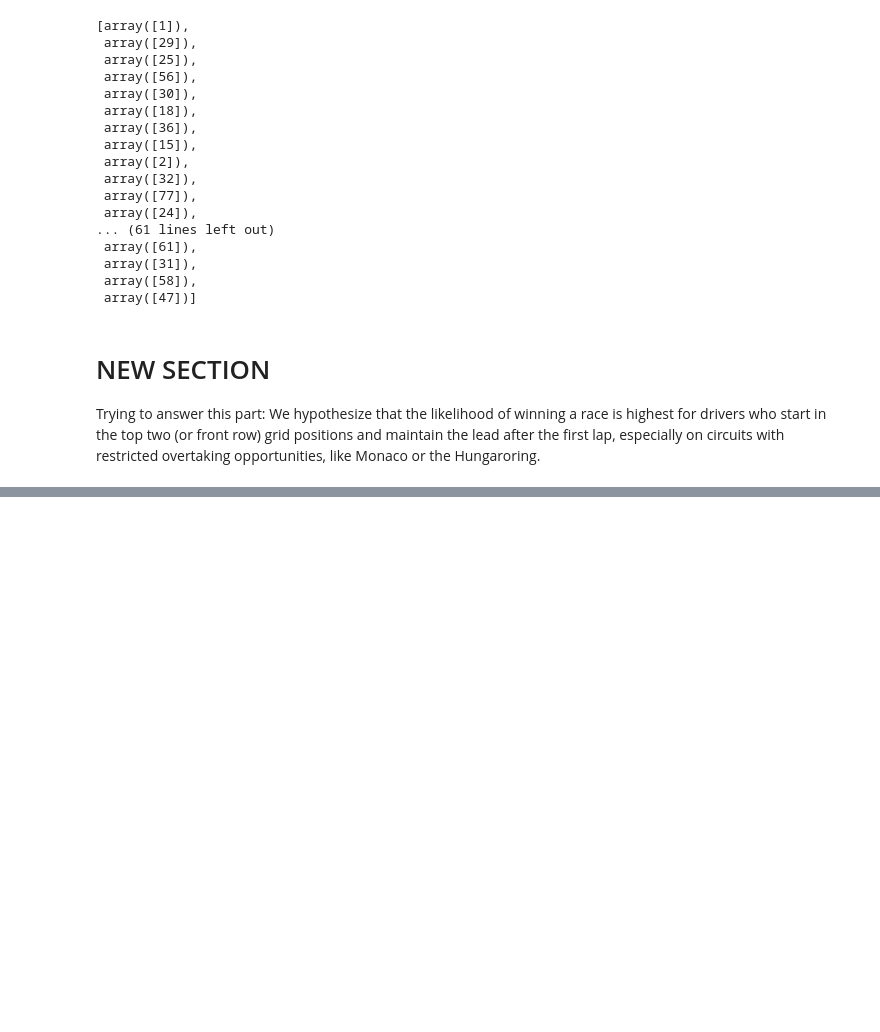
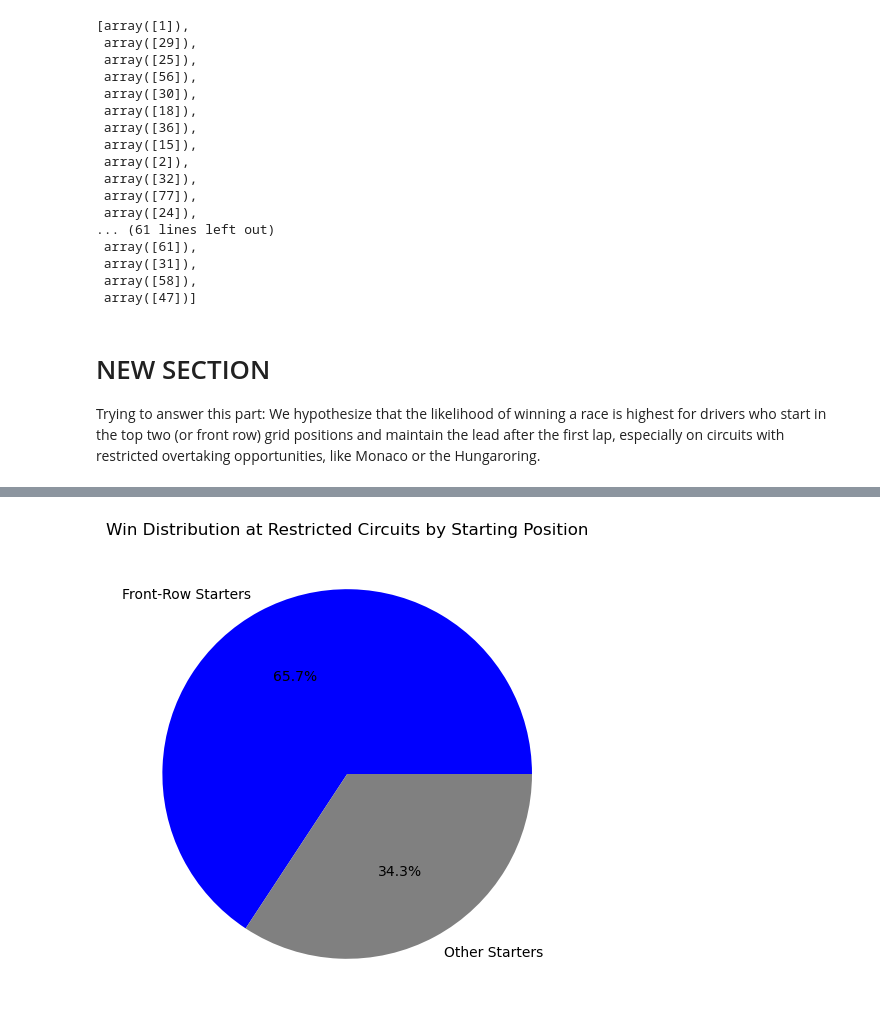
Before and after one commit to KaustubhPaliwal/F1GridAnalysis, a Jupyter notebook: Testing.ipynb, the cells around one changed output, grey strips where cells are left out. Cells and saved outputs as stored; diff of their text form; code cells hidden in the pictures; blank space fills up the shorter version.

```diff
--- a/Testing.ipynb
+++ b/Testing.ipynb
@@ -299,0 +339,8 @@ frontPosition
+# %%
+# Pie chart of win distribution between front-row and non-front-row starters
+plt.figure(figsize=(8, 6))
+plt.pie([front_row_wins, non_front_row_wins], labels=['Front-Row Starters', 'Other Starters'], autopct='%1.1f%%', colors=['blue', 'gray'])
+plt.title("Win Distribution at Restricted Circuits by Starting Position")
+plt.show()
+# %% [output]
+[figure, added]
```
Also changed, not shown: parts of 11 cells of this notebook.
